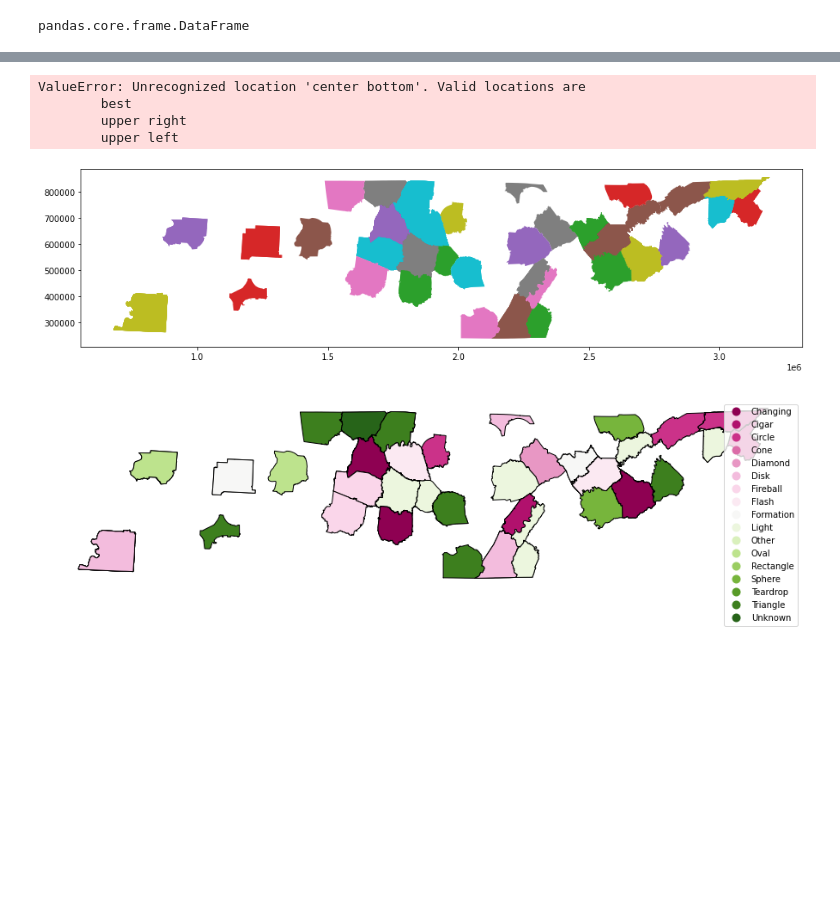
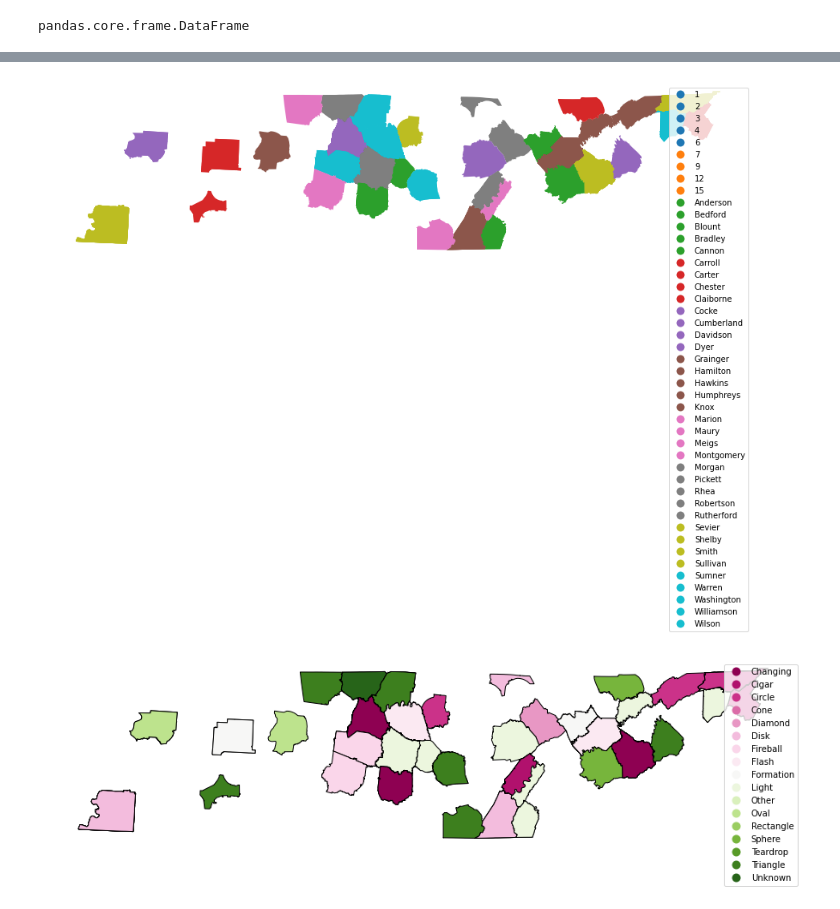
Before and after one commit to Cuiweiyi/geospatial-python-project-Cuiweiyi, a Jupyter notebook: notebooks/TN UAP.ipynb, the cells around one changed output, grey strips where cells are left out. Drawn from its saved outputs; the diff is of its cells as text; code cells hidden in the pictures; blank space fills up the shorter version.

```diff
--- a/notebooks/TN UAP.ipynb
+++ b/notebooks/TN UAP.ipynb
@@ -396,16 +396,12 @@ x_file.head(1)
 # %%
 fig, ax = plt.subplots(figsize=(16,4))
 x_file.plot(column = 'County_',
             legend = True,
-            legend_kwds={'loc': 'center bottom'},
+            #legend_kwds={'loc': 'center bottom'},
               ax = ax)
 ax.axis('off');
 # %% [output]
-ValueError: Unrecognized location 'center bottom'. Valid locations are
-        best
-        upper right
-        upper left
-[figure, old version]
+[figure, new version]
 # %%
 fig, ax = plt.subplots(figsize=(16,4))
 counties.plot(column = 'Shape',
```
Also changed, not shown: parts of 18 cells of this notebook.
